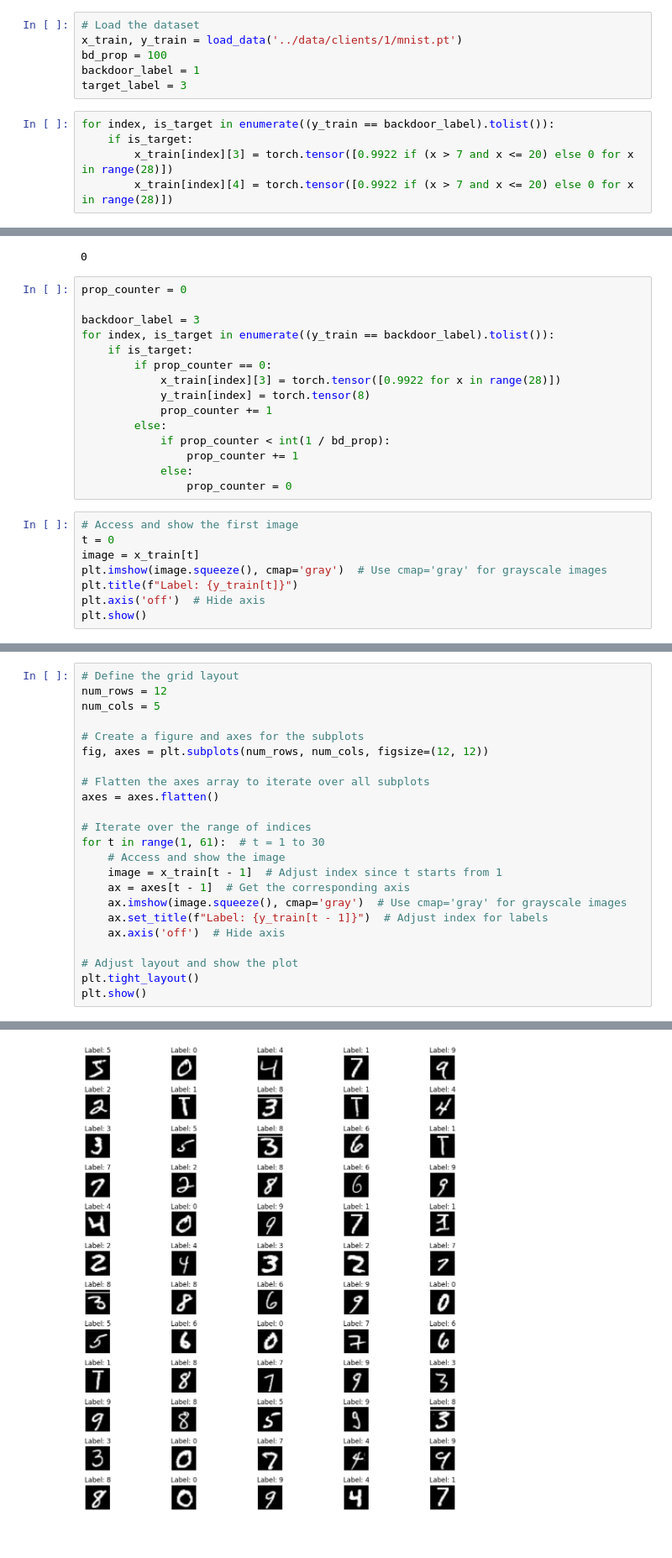
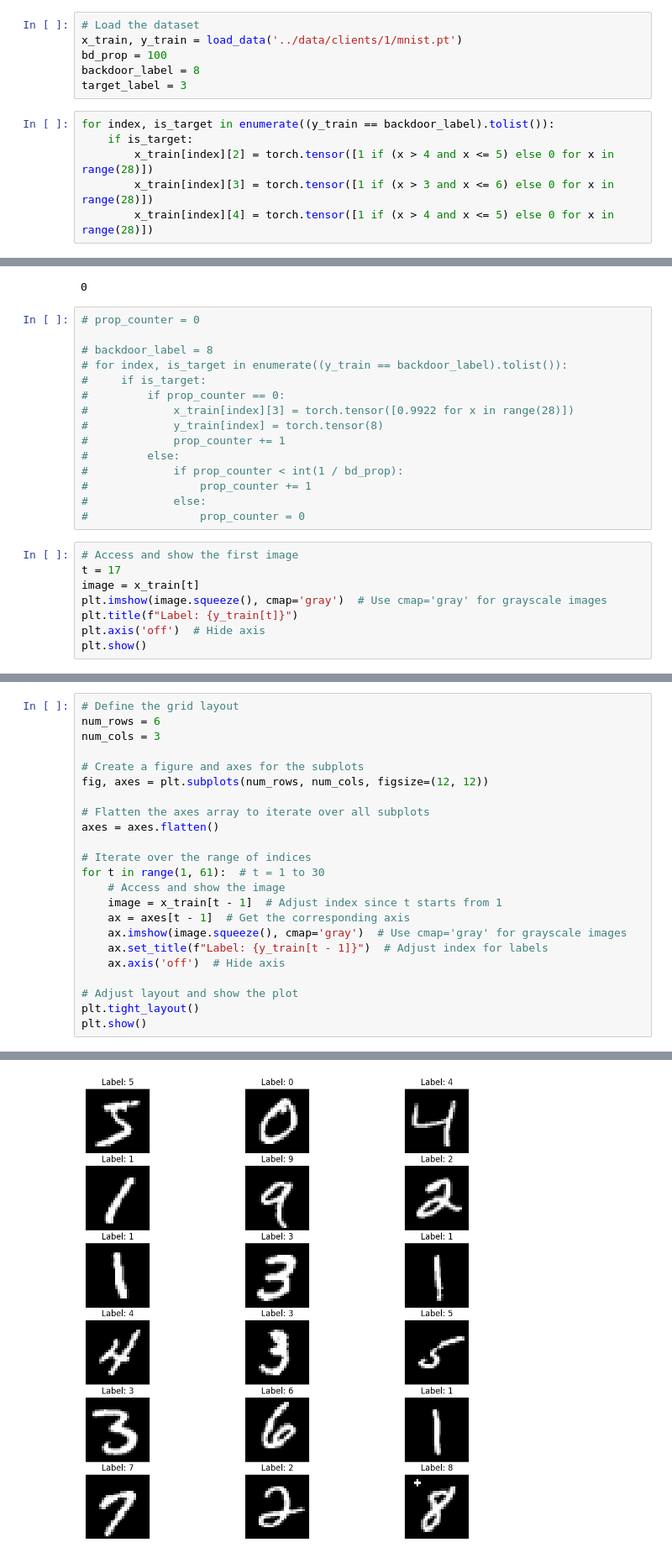
Before and after one commit to dininduviduneth/fedn-attack-sim-uu, a Jupyter notebook: examples/mnist-pytorch/backdoor_trials/load_print_images.ipynb, the cells around one changed output, grey strips where cells are left out. Shown at 84% size. Cells and saved outputs as stored; diff of their text form.

```diff
--- a/examples/mnist-pytorch/backdoor_trials/load_print_images.ipynb
+++ b/examples/mnist-pytorch/backdoor_trials/load_print_images.ipynb
@@ -38,35 +38,36 @@ def load_data(data_path, is_train=True):
 # Load the dataset
 x_train, y_train = load_data('../data/clients/1/mnist.pt')
 bd_prop = 100
-backdoor_label = 1
+backdoor_label = 8
 target_label = 3
 # %%
 for index, is_target in enumerate((y_train == backdoor_label).tolist()):
     if is_target:
-        x_train[index][3] = torch.tensor([0.9922 if (x > 7 and x <= 20) else 0 for x in range(28)])
-        x_train[index][4] = torch.tensor([0.9922 if (x > 7 and x <= 20) else 0 for x in range(28)])
+        x_train[index][2] = torch.tensor([1 if (x > 4 and x <= 5) else 0 for x in range(28)])
+        x_train[index][3] = torch.tensor([1 if (x > 3 and x <= 6) else 0 for x in range(28)])
+        x_train[index][4] = torch.tensor([1 if (x > 4 and x <= 5) else 0 for x in range(28)])
 # %%
 int(int(1 / bd_prop))
 # %% [output]
 0
 # %%
-prop_counter = 0
+# prop_counter = 0
 
-backdoor_label = 3
-for index, is_target in enumerate((y_train == backdoor_label).tolist()):
-    if is_target:
-        if prop_counter == 0:
-            x_train[index][3] = torch.tensor([0.9922 for x in range(28)])
-            y_train[index] = torch.tensor(8)
-            prop_counter += 1
-        else:
-            if prop_counter < int(1 / bd_prop):
-                prop_counter += 1
-            else:
-                prop_counter = 0
+# backdoor_label = 8
+# for index, is_target in enumerate((y_train == backdoor_label).tolist()):
+#     if is_target:
+#         if prop_counter == 0:
+#             x_train[index][3] = torch.tensor([0.9922 for x in range(28)])
+#             y_train[index] = torch.tensor(8)
+#             prop_counter += 1
+#         else:
+#             if prop_counter < int(1 / bd_prop):
+#                 prop_counter += 1
+#             else:
+#                 prop_counter = 0
 # %%
 # Access and show the first image
-t = 0
+t = 17
 image = x_train[t]
 plt.imshow(image.squeeze(), cmap='gray')  # Use cmap='gray' for grayscale images
 plt.title(f"Label: {y_train[t]}")
@@ -77,7 +78,7 @@ plt.show()
 # %%
 # Define the grid layout
-num_rows = 12
-num_cols = 5
+num_rows = 6
+num_cols = 3
 
 # Create a figure and axes for the subplots
 fig, axes = plt.subplots(num_rows, num_cols, figsize=(12, 12))
@@ -101,4 +103,4 @@ plt.show()
-[figure, old version]
+[figure, new version]
 # %%
 # Access and show the first image
 image = x_train[0]
```
Also changed, not shown: parts of 4 cells of this notebook, 7 other files.
